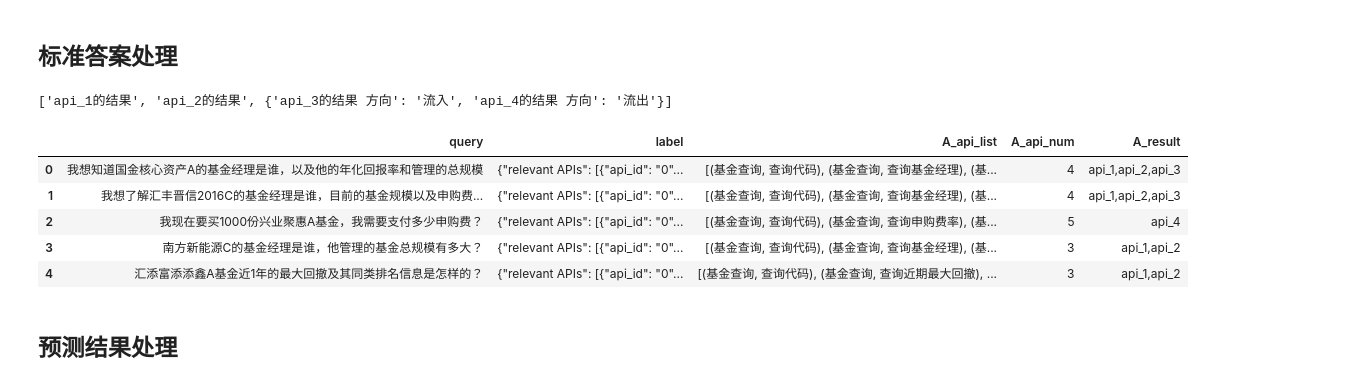
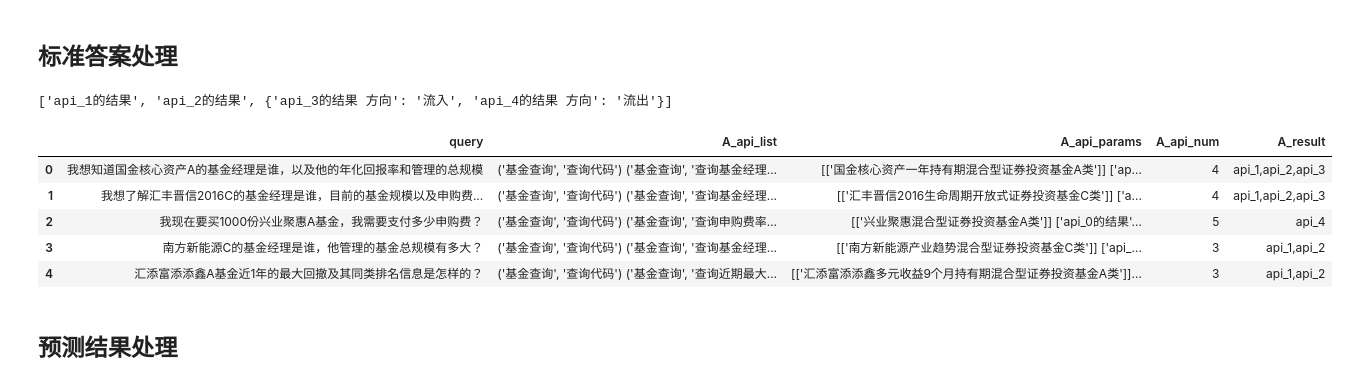
Before and after one commit to ReymondWang/afac2024, a Jupyter notebook: 验证集分析/compare.ipynb, the cells around one changed output. Drawn from its saved outputs; the diff is of its cells as text; code cells hidden in the pictures.

```diff
--- a/验证集分析/compare.ipynb
+++ b/验证集分析/compare.ipynb
@@ -6,6 +7,7 @@ pd.set_option('display.max_colwidth', None)
 def get_features(label:str,prefix:str) -> pd.Series:
     features = {}
     features[f'{prefix}_api_list'] = []
+    features[f'{prefix}_api_params'] = []
     features[f'{prefix}_api_num'] = 0
     features[f'{prefix}_result'] = []
     try:
@@ -14,29 +16,36 @@ def get_features(label:str,prefix:str) -> pd.Series:
         print(f'error in parsing {label}')
         return pd.Series(features)
     for api in label_d['relevant APIs']:
-        features[f'{prefix}_api_list'].append((api['tool_name'],api['api_name']))
+        features[f'{prefix}_api_list'].append(str((api['tool_name'],api['api_name'])))
+        features[f'{prefix}_api_params'].append(str(api['required_parameters']))
         features[f'{prefix}_api_num'] += 1
     try:
         features[f'{prefix}_result'] = ','.join([res[:-3] for res in label_d['result']])
     except:
         features[f'{prefix}_result'] = None
         print(label_d['result'])
+    features[f'{prefix}_api_list'] = '<br>'.join(features[f'{prefix}_api_list'])
+    features[f'{prefix}_api_params'] = '<br>'.join(features[f'{prefix}_api_params'])
     # features[f'{prefix}_result'] = label_d['result']
     return pd.Series(features)
+
+# 自定义显示函数
+def custom_display(df):
+    return display(HTML(df.to_html(escape=False)))
 # %% [markdown]
 ## 标准答案处理
 # %%
 dev_df = pd.read_excel('dev.xlsx')
 dev_df = pd.concat([dev_df,dev_df.label.apply(get_features,args=('A',))],axis=1)
-dev_df.head()
+custom_display(dev_df.head().drop(columns=['label']))
 # %% [output]
 ['api_1的结果', 'api_2的结果', {'api_3的结果 方向': '流入', 'api_4的结果 方向': '流出'}]
-|  | query | label | A_api_list | A_api_num | A_result |
-| 0 | 我想知道国金核心资产A的基金经理是谁，以及他的年化回报率和管理的总规模 | {"relevant APIs": [{"api_id": "0"... | [(基金查询, 查询代码), (基金查询, 查询基金经理), (基... | 4 | api_1,api_2,api_3 |
-| 1 | 我想了解汇丰晋信2016C的基金经理是谁，目前的基金规模以及申购费... | {"relevant APIs": [{"api_id": "0"... | [(基金查询, 查询代码), (基金查询, 查询基金经理), (基... | 4 | api_1,api_2,api_3 |
-| 2 | 我现在要买1000份兴业聚惠A基金，我需要支付多少申购费？ | {"relevant APIs": [{"api_id": "0"... | [(基金查询, 查询代码), (基金查询, 查询申购费率), (基... | 5 | api_4 |
-| 3 | 南方新能源C的基金经理是谁，他管理的基金总规模有多大？ | {"relevant APIs": [{"api_id": "0"... | [(基金查询, 查询代码), (基金查询, 查询基金经理), (基... | 3 | api_1,api_2 |
-| 4 | 汇添富添添鑫A基金近1年的最大回撤及其同类排名信息是怎样的？ | {"relevant APIs": [{"api_id": "0"... | [(基金查询, 查询代码), (基金查询, 查询近期最大回撤), ... | 3 | api_1,api_2 |
+|  | query | A_api_list | A_api_params | A_api_num | A_result |
+| 0 | 我想知道国金核心资产A的基金经理是谁，以及他的年化回报率和管理的总规模 | ('基金查询', '查询代码') ('基金查询', '查询基金经理... | [['国金核心资产一年持有期混合型证券投资基金A类']] ['ap... | 4 | api_1,api_2,api_3 |
+| 1 | 我想了解汇丰晋信2016C的基金经理是谁，目前的基金规模以及申购费... | ('基金查询', '查询代码') ('基金查询', '查询基金经理... | [['汇丰晋信2016生命周期开放式证券投资基金C类']] ['a... | 4 | api_1,api_2,api_3 |
+| 2 | 我现在要买1000份兴业聚惠A基金，我需要支付多少申购费？ | ('基金查询', '查询代码') ('基金查询', '查询申购费率... | [['兴业聚惠混合型证券投资基金A类']] ['api_0的结果'... | 5 | api_4 |
+| 3 | 南方新能源C的基金经理是谁，他管理的基金总规模有多大？ | ('基金查询', '查询代码') ('基金查询', '查询基金经理... | [['南方新能源产业趋势混合型证券投资基金C类']] ['api_... | 3 | api_1,api_2 |
+| 4 | 汇添富添添鑫A基金近1年的最大回撤及其同类排名信息是怎样的？ | ('基金查询', '查询代码') ('基金查询', '查询近期最大... | [['汇添富添添鑫多元收益9个月持有期混合型证券投资基金A类']]... | 3 | api_1,api_2 |
 # %% [markdown]
 ## 预测结果处理
 # %%
```
Also changed, not shown: parts of 5 cells of this notebook.
